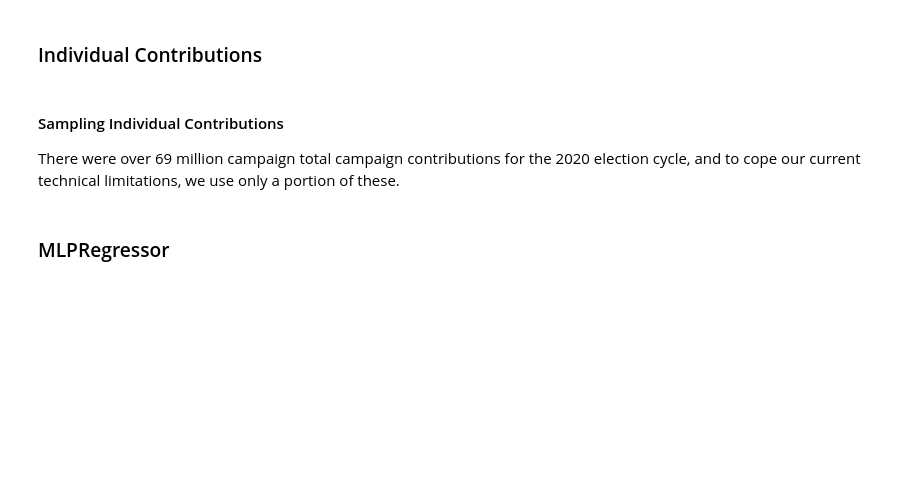
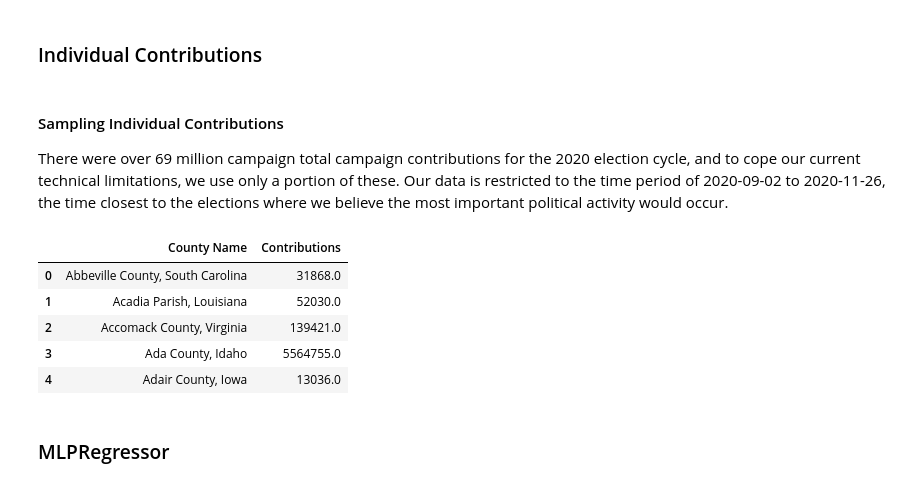
Before and after one commit to 9t8/cmsc320_project, a Jupyter notebook: final.ipynb, the cells around one changed output. Cells and saved outputs as stored; diff of their text form; code cells hidden in the pictures; blank space fills up the shorter version.

```diff
--- a/final.ipynb
+++ b/final.ipynb
@@ -620,7 +620,7 @@ def clean_zip(zip_code):
     return zip_code[:5].zfill(5)
 # %% [markdown]
 #### Sampling Individual Contributions
-There were over 69 million campaign total campaign contributions for the 2020 election cycle, and to cope our current technical limitations, we use only a portion of these.
+There were over 69 million campaign total campaign contributions for the 2020 election cycle, and to cope our current technical limitations, we use only a portion of these. Our data is restricted to the time period of 2020-09-02 to 2020-11-26, the time closest to the elections where we believe the most important political activity would occur.
 # %%
 header = [
     "CMTE_ID",
@@ -700,6 +699,14 @@ files = [
 # print(contributions_df.shape)
 # %%
 contributions_df = pd.read_csv("sept_to_nov.csv").rename(columns={'COUNTY' : 'County Name', 'TRANSACTION_AMT' : 'Contributions'})
+contributions_df.head()
+# %% [output]
+|  | County Name | Contributions |
+| 0 | Abbeville County, South Carolina | 31868.0 |
+| 1 | Acadia Parish, Louisiana | 52030.0 |
+| 2 | Accomack County, Virginia | 139421.0 |
+| 3 | Ada County, Idaho | 5564755.0 |
+| 4 | Adair County, Iowa | 13036.0 |
 # %% [markdown]
 ### MLPRegressor
 # %% [markdown]
```
Also changed, not shown: parts of 5 cells of this notebook.
